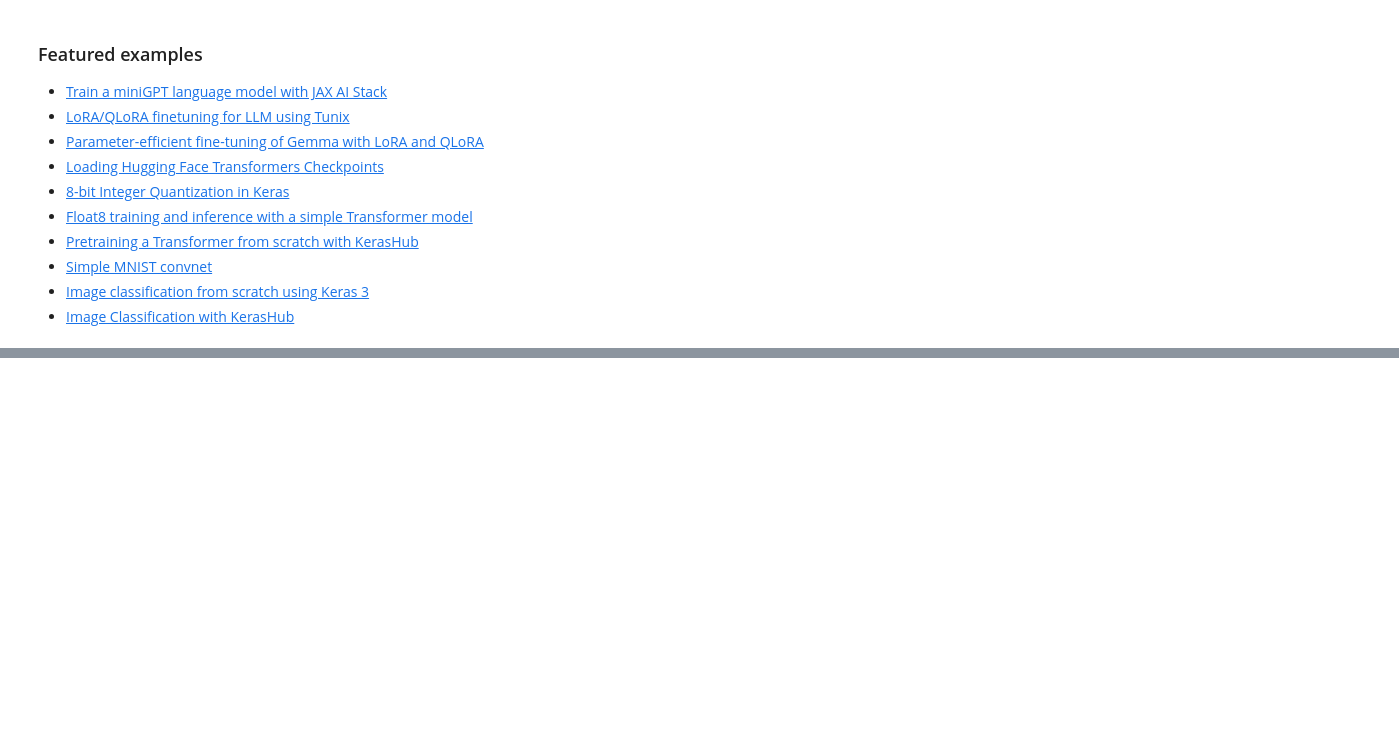
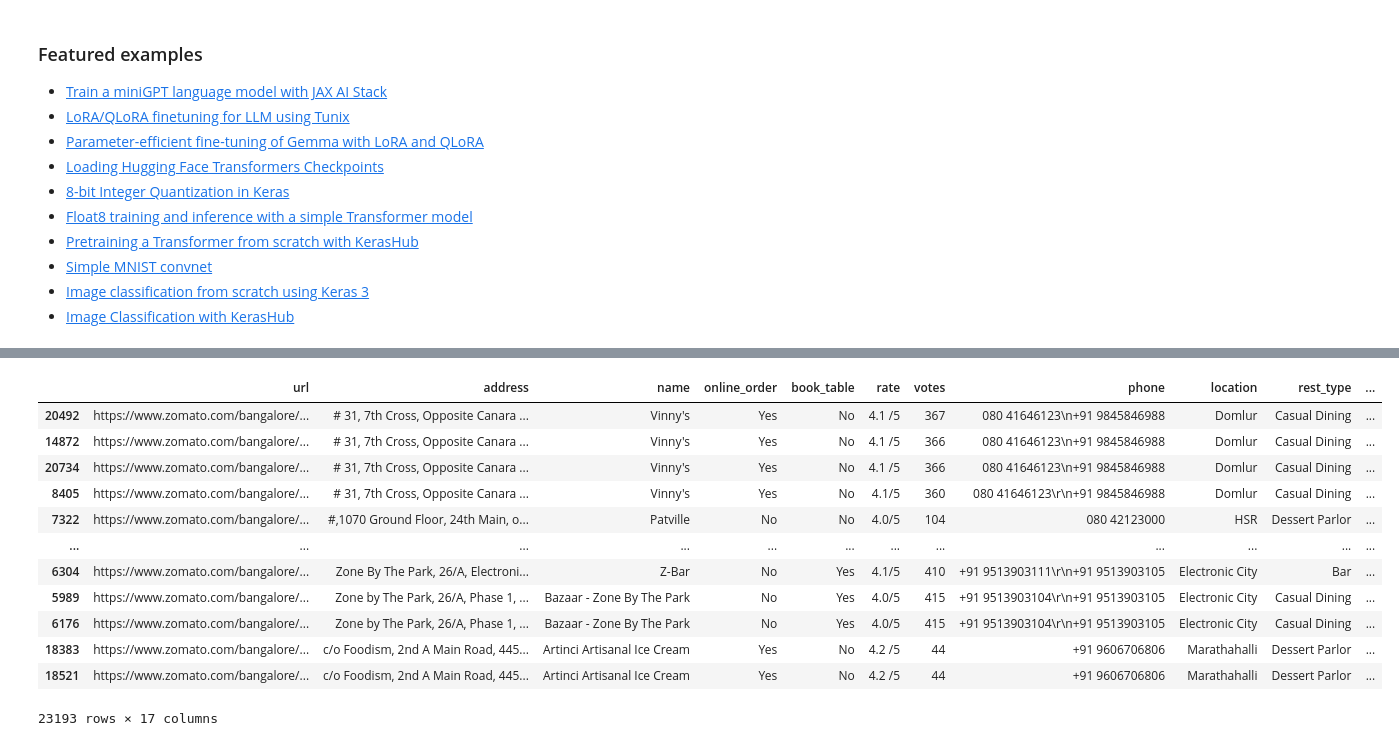
Before and after one commit to krishik1/Backend_LLD_Sept23Morning, a Jupyter notebook: Welcome_To_Colab.ipynb, the cells around one changed output, grey strips where cells are left out. Saved outputs shown, nothing was run; the diff lists cells and outputs as text; code cells hidden in the pictures; blank space fills up the shorter version.

```diff
--- a/Welcome_To_Colab.ipynb
+++ b/Welcome_To_Colab.ipynb
@@ -313,0 +402,16 @@ str[::-1]
+# %%
+df.sort_values(["address","votes"],ascending=[True,False])
+# %% [output]
+|  | url | address | name | online_order | book_table | rate | votes | phone | location | rest_type | ... |
+| 20492 | https://www.zomato.com/bangalore/... | # 31, 7th Cross, Opposite Canara ... | Vinny's | Yes | No | 4.1 /5 | 367 | 080 41646123\n+91 9845846988 | Domlur | Casual Dining | ... |
+| 14872 | https://www.zomato.com/bangalore/... | # 31, 7th Cross, Opposite Canara ... | Vinny's | Yes | No | 4.1 /5 | 366 | 080 41646123\n+91 9845846988 | Domlur | Casual Dining | ... |
+| 20734 | https://www.zomato.com/bangalore/... | # 31, 7th Cross, Opposite Canara ... | Vinny's | Yes | No | 4.1 /5 | 366 | 080 41646123\n+91 9845846988 | Domlur | Casual Dining | ... |
+| 8405 | https://www.zomato.com/bangalore/... | # 31, 7th Cross, Opposite Canara ... | Vinny's | Yes | No | 4.1/5 | 360 | 080 41646123\r\n+91 9845846988 | Domlur | Casual Dining | ... |
+| 7322 | https://www.zomato.com/bangalore/... | #,1070 Ground Floor, 24th Main, o... | Patville | No | No | 4.0/5 | 104 | 080 42123000 | HSR | Dessert Parlor | ... |
+| ... | ... | ... | ... | ... | ... | ... | ... | ... | ... | ... | ... |
+| 6304 | https://www.zomato.com/bangalore/... | Zone By The Park, 26/A, Electroni... | Z-Bar | No | Yes | 4.1/5 | 410 | +91 9513903111\r\n+91 9513903105 | Electronic City | Bar | ... |
+| 5989 | https://www.zomato.com/bangalore/... | Zone by The Park, 26/A, Phase 1, ... | Bazaar - Zone By The Park | No | Yes | 4.0/5 | 415 | +91 9513903104\r\n+91 9513903105 | Electronic City | Casual Dining | ... |
+| 6176 | https://www.zomato.com/bangalore/... | Zone by The Park, 26/A, Phase 1, ... | Bazaar - Zone By The Park | No | Yes | 4.0/5 | 415 | +91 9513903104\r\n+91 9513903105 | Electronic City | Casual Dining | ... |
+| 18383 | https://www.zomato.com/bangalore/... | c/o Foodism, 2nd A Main Road, 445... | Artinci Artisanal Ice Cream | Yes | No | 4.2 /5 | 44 | +91 9606706806 | Marathahalli | Dessert Parlor | ... |
+| 18521 | https://www.zomato.com/bangalore/... | c/o Foodism, 2nd A Main Road, 445... | Artinci Artisanal Ice Cream | Yes | No | 4.2 /5 | 44 | +91 9606706806 | Marathahalli | Dessert Parlor | ... |
+23193 rows × 17 columns
```
Also changed, not shown: parts of 63 cells of this notebook.
